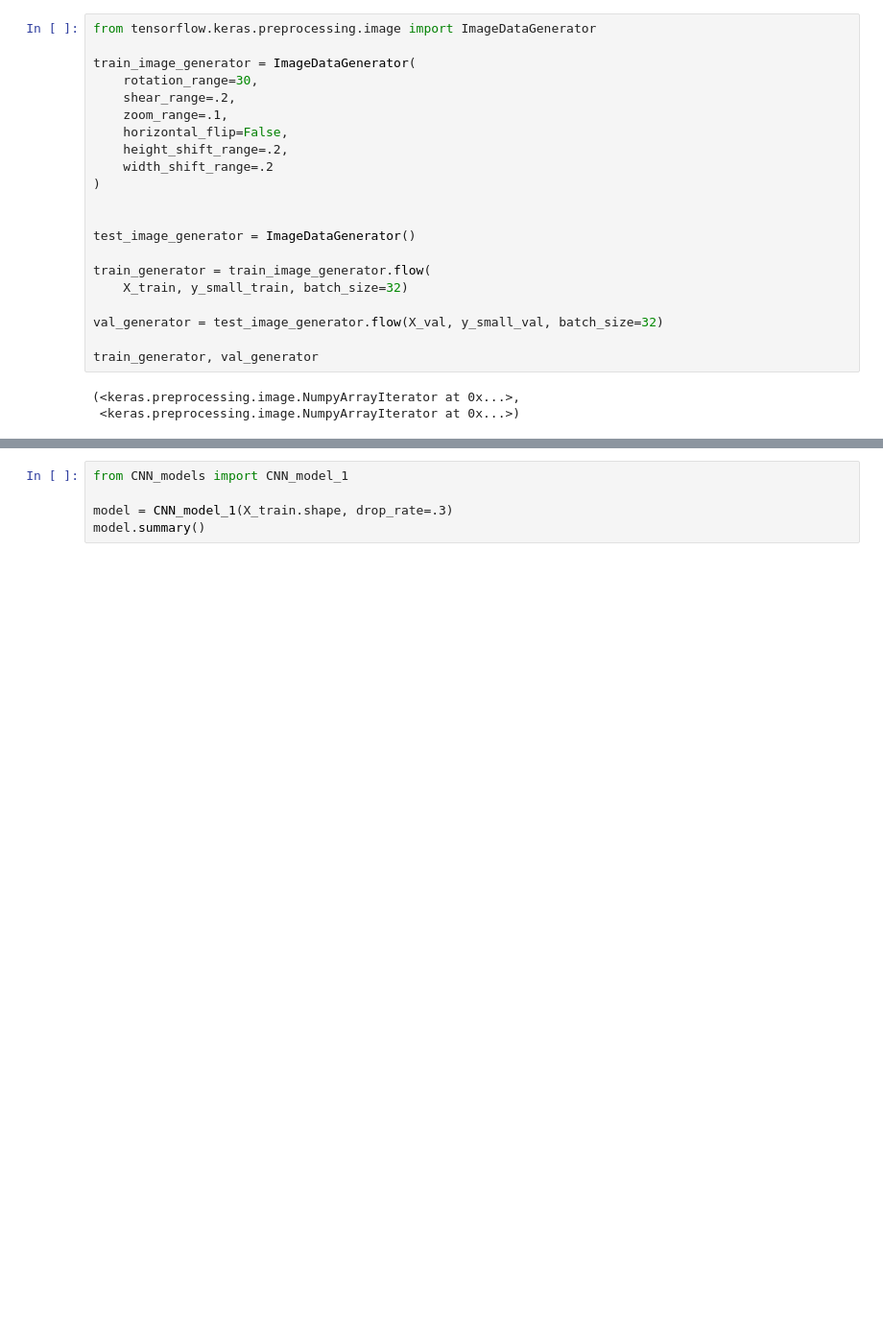
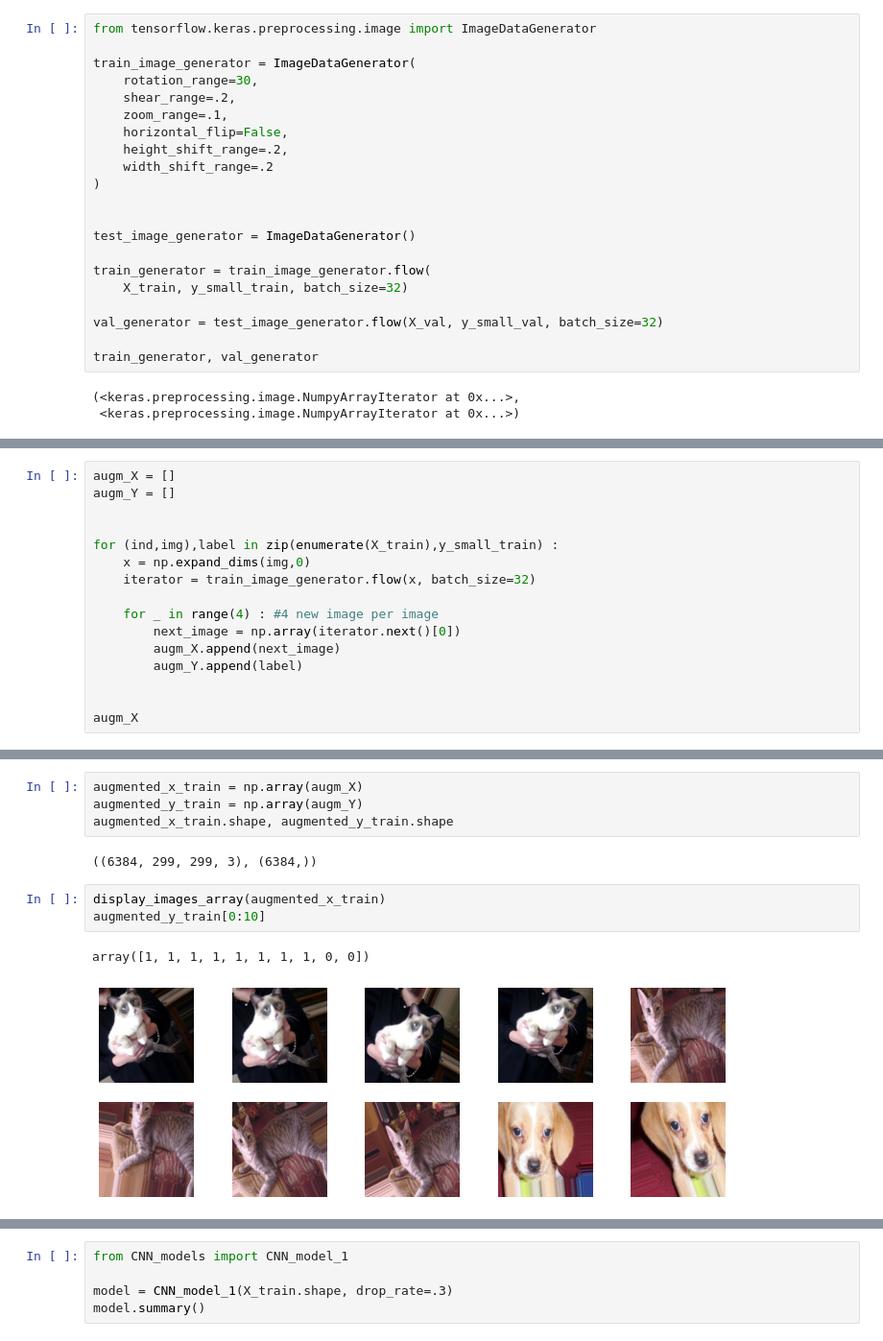
Before and after one commit to Lelelass/Deep-Learning-21, a Jupyter notebook: Labb/lab.ipynb, the cells around one changed output, grey strips where cells are left out. Shown at 96% size. Cells and saved outputs as stored; diff of their text form; blank space fills up the shorter version.

```diff
--- a/Labb/lab.ipynb
+++ b/Labb/lab.ipynb
@@ -258,0 +238,16 @@ X_train.shape[1:]
+# %%
+augm_X = []
+augm_Y = []
+
+
+for (ind,img),label in zip(enumerate(X_train),y_small_train) :
+    x = np.expand_dims(img,0)
+    iterator = train_image_generator.flow(x, batch_size=32)
+
+    for _ in range(4) : #4 new image per image
+        next_image = np.array(iterator.next()[0])
+        augm_X.append(next_image)
+        augm_Y.append(label)
+
+
+augm_X
@@ -258,0 +272,12 @@ X_train.shape[1:]
+# %%
+augmented_x_train = np.array(augm_X)
+augmented_y_train = np.array(augm_Y)
+augmented_x_train.shape, augmented_y_train.shape
+# %% [output]
+((6384, 299, 299, 3), (6384,))
+# %%
+display_images_array(augmented_x_train)
+augmented_y_train[0:10]
+# %% [output]
+array([1, 1, 1, 1, 1, 1, 1, 1, 0, 0])
+[figure, added]
```
Also changed, not shown: parts of 20 cells of this notebook.
